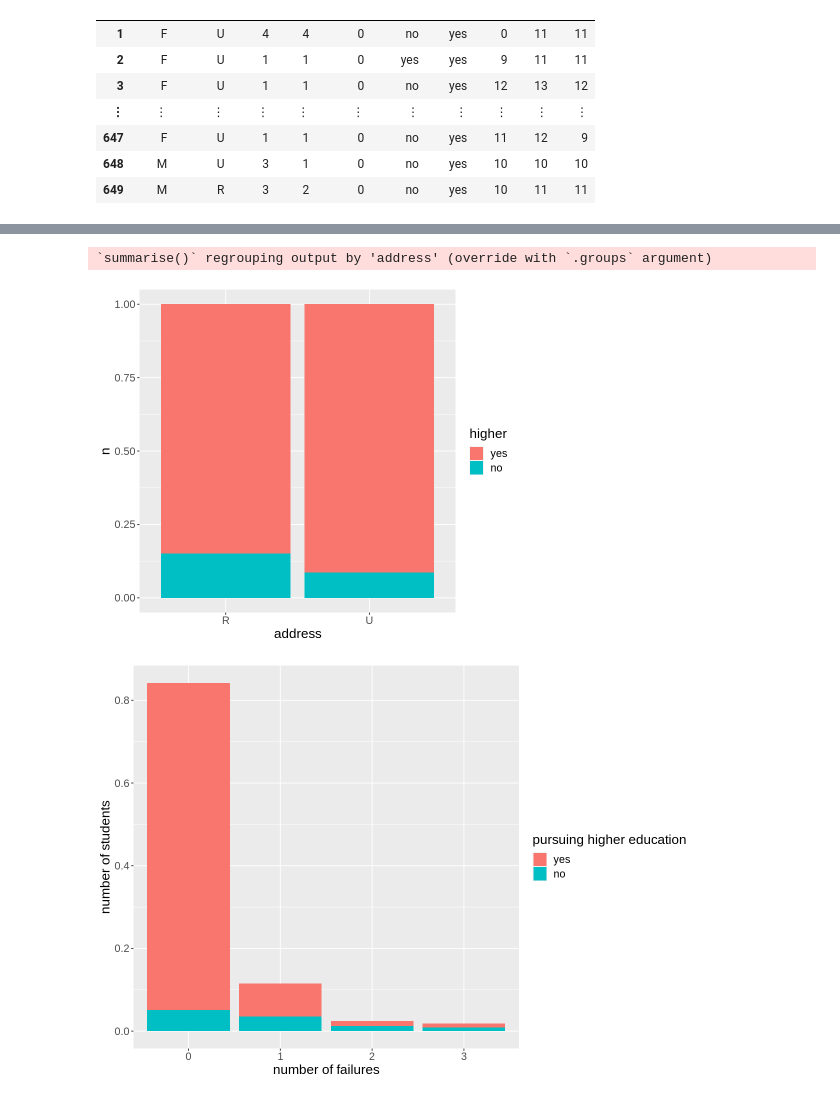
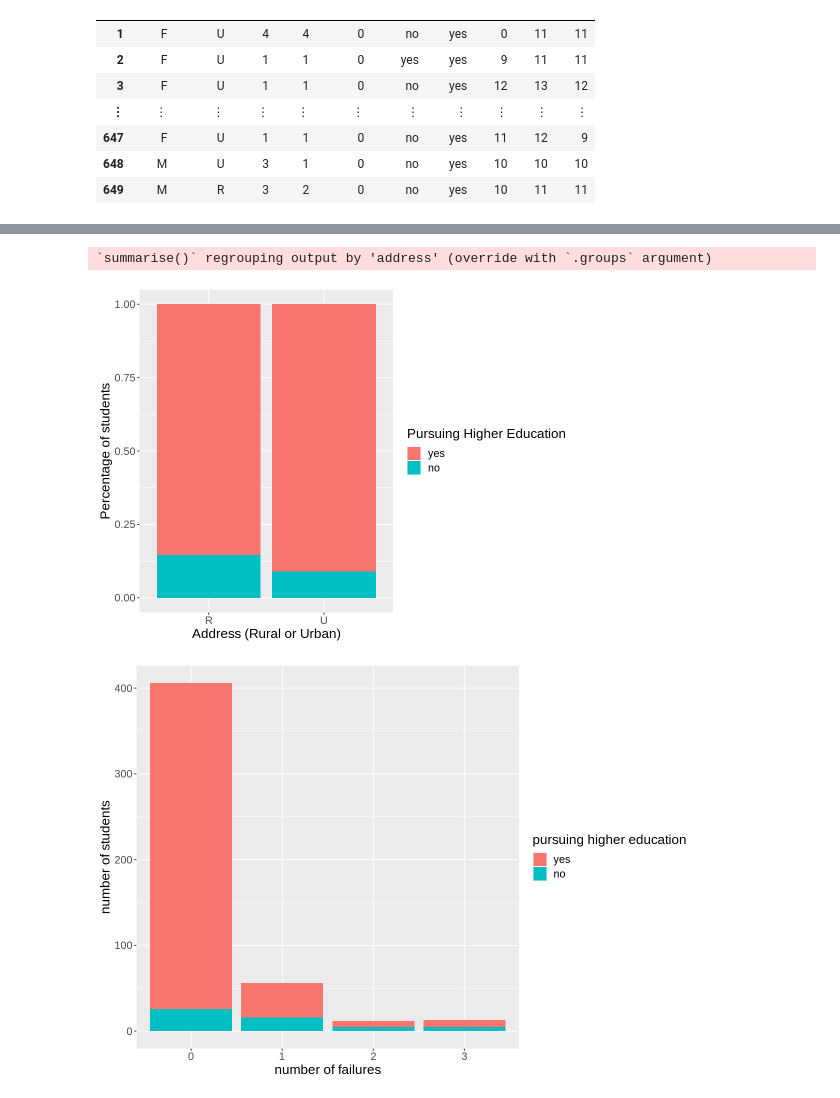
Before and after one commit to michelleykim/student_performance_analysis, a Jupyter notebook: proposal.ipynb, the cells around one changed output, grey strips where cells are left out. Saved outputs shown, nothing was run; the diff lists cells and outputs as text; code cells hidden in the pictures.

```diff
--- a/proposal.ipynb
+++ b/proposal.ipynb
@@ -121,26 +105,27 @@ student_address
 # %%
 address_n_higher <- student_train %>%
             select(address, higher)%>%
             group_by(address, higher)%>%
             summarize(n = n())
 address_plot <- ggplot(address_n_higher, aes(x = address, y = n, fill = higher)) +
                     geom_bar(stat = "identity", position = "fill")+
+                labs(x = "Address (Rural or Urban)", y = "Percentage of students", fill = "Pursuing Higher Education")+
                 theme(text = element_text(size=16))
 address_plot
 # %% [output]
 `summarise()` regrouping output by 'address' (override with `.groups` argument)
-[figure, old version]
+[figure, new version]
 # %%
 options(repr.plot.width=10, repr.plot.height=7)
 student_failures <- student_train %>%
                 select(failures, higher) %>%
                 ggplot(aes(x=as.factor(failures), y=higher))+
-                geom_bar(aes(y = ..count../sum(..count..), fill = higher))+
+                geom_bar(aes(y = ..count.., fill = higher))+
                 labs(y = "number of students", x = "number of failures", fill = "pursuing higher education")+
                 theme(text = element_text(size=16))
 student_failures
 # %% [output]
-[figure, old version]
+[figure, new version]
 # %%
 family_support <- student_train %>%
                 select(famsup, higher) %>%
```
Also changed, not shown: parts of 7 cells of this notebook.
